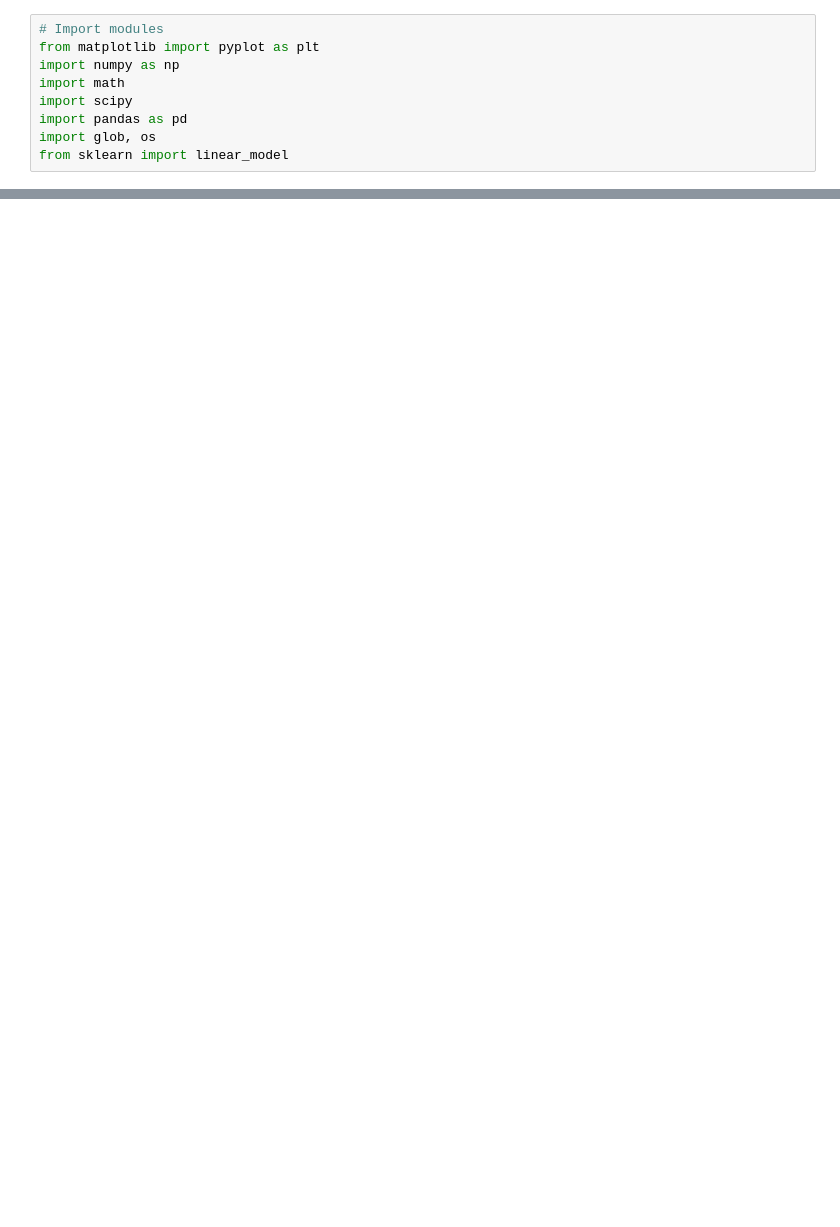
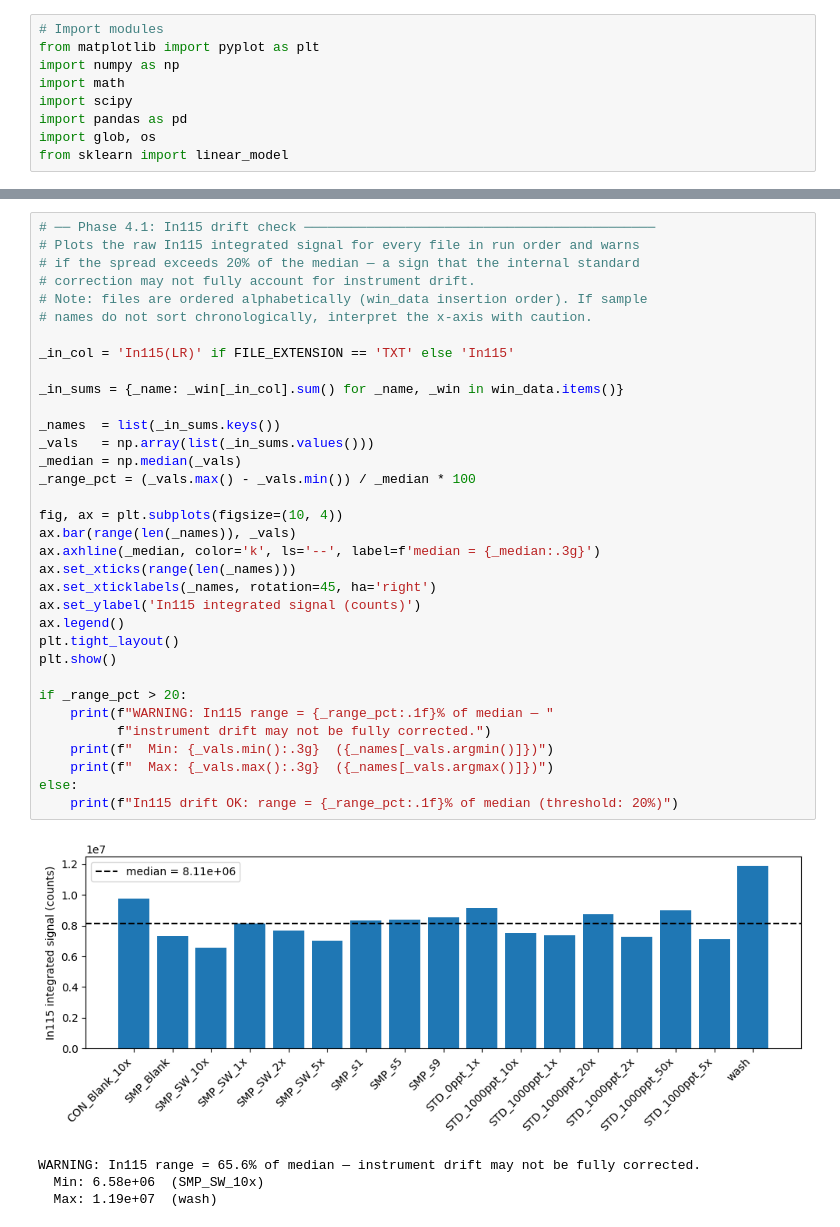
Before and after one commit to HalBradbury/ICP-MS_TRA, a Jupyter notebook: DataExtraction_Final.ipynb, the cells around one changed output, grey strips where cells are left out. Saved outputs shown, nothing was run; the diff lists cells and outputs as text; blank space fills up the shorter version.

```diff
--- a/DataExtraction_Final.ipynb
+++ b/DataExtraction_Final.ipynb
@@ -272,0 +350,39 @@ Elements Index(['Al27', 'As75', 'Se77', 'Se78', 'Se82', 'Ag107', 'Ag109', 'Cd111
+# %%
+# ── Phase 4.1: In115 drift check ─────────────────────────────────────────────
+# Plots the raw In115 integrated signal for every file in run order and warns
+# if the spread exceeds 20% of the median — a sign that the internal standard
+# correction may not fully account for instrument drift.
+# Note: files are ordered alphabetically (win_data insertion order). If sample
+# names do not sort chronologically, interpret the x-axis with caution.
+
+_in_col = 'In115(LR)' if FILE_EXTENSION == 'TXT' else 'In115'
+
+_in_sums = {_name: _win[_in_col].sum() for _name, _win in win_data.items()}
+
+_names  = list(_in_sums.keys())
+_vals   = np.array(list(_in_sums.values()))
+_median = np.median(_vals)
+_range_pct = (_vals.max() - _vals.min()) / _median * 100
+
+fig, ax = plt.subplots(figsize=(10, 4))
+ax.bar(range(len(_names)), _vals)
+ax.axhline(_median, color='k', ls='--', label=f'median = {_median:.3g}')
+ax.set_xticks(range(len(_names)))
+ax.set_xticklabels(_names, rotation=45, ha='right')
+ax.set_ylabel('In115 integrated signal (counts)')
+ax.legend()
+plt.tight_layout()
+plt.show()
+
+if _range_pct > 20:
+    print(f"WARNING: In115 range = {_range_pct:.1f}% of median — "
+          f"instrument drift may not be fully corrected.")
+    print(f"  Min: {_vals.min():.3g}  ({_names[_vals.argmin()]})")
+    print(f"  Max: {_vals.max():.3g}  ({_names[_vals.argmax()]})")
+else:
+    print(f"In115 drift OK: range = {_range_pct:.1f}% of median (threshold: 20%)")
+# %% [output]
+[figure, added]
+WARNING: In115 range = 65.6% of median — instrument drift may not be fully corrected.
+  Min: 6.58e+06  (SMP_SW_10x)
+  Max: 1.19e+07  (wash)
```
Also changed, not shown: parts of 9 cells of this notebook, 3 other files.
